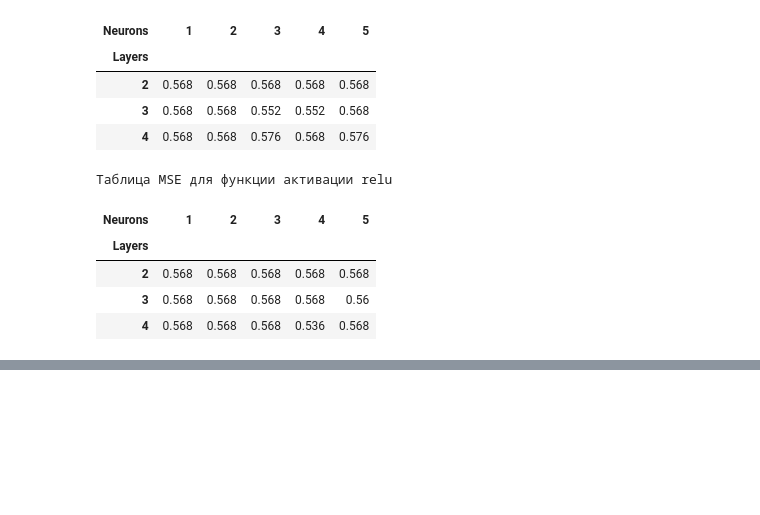
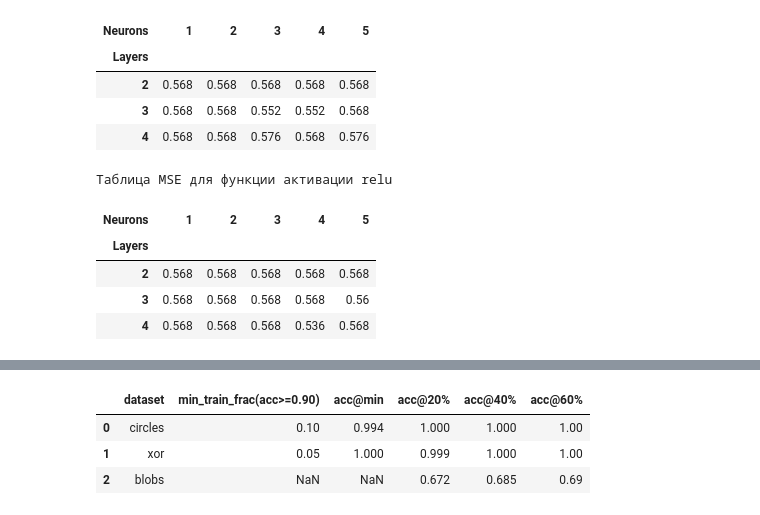
Before and after one commit to F1ameX/Modern-Methods-of-Deep-Machine-Learning, a Jupyter notebook: 3_multilayer_perceptron/3_multilayer_perceptron.ipynb, the cells around one changed output, grey strips where cells are left out. Saved outputs shown, nothing was run; the diff lists cells and outputs as text; code cells hidden in the pictures; blank space fills up the shorter version.

```diff
--- a/3_multilayer_perceptron/3_multilayer_perceptron.ipynb
+++ b/3_multilayer_perceptron/3_multilayer_perceptron.ipynb
@@ -778,0 +781,85 @@ for activation in ['sigmoid', 'tanh', 'relu']:
+# %%
+def min_train_table_for_dataset(
+    dataset_name: str,
+    X: np.ndarray,
+    y: np.ndarray,
+    *,
+    activation: str = "tanh",
+    layers: int = 3,
+    neurons: int = 5,
+    learning_rate: float = 0.01,
+    n_epochs: int = 500,
+    batch_size: int = 25,
+    train_fracs = np.arange(0.05, 1.00, 0.05),
+    threashold: float = 0.90,
+    random_state: int = 52,
+):
+    rows = []
+    for train_frac in train_fracs:
+        test_frac = 1.0 - float(train_frac)
+
+        train_idx, test_idx = split_data(X, y, ratio=test_frac, random_state=random_state)
+        X_train, y_train = X[train_idx], y[train_idx]
+        X_test,  y_test  = X[test_idx],  y[test_idx]
+
+        X_train = torch.from_numpy(X_train).float()
+        y_train = torch.from_numpy(y_train).float().view(-1, 1)
+        X_test  = torch.from_numpy(X_test).float()
+        y_test  = torch.from_numpy(y_test).float().view(-1, 1)
+
+        model = MultiLayerPerceptron(
+            activation=activation,
+            layers=layers,
+            neurons=neurons,
+            task="classification",
+        )
+        model.fit(
+            X_train, y_train,
+            learning_rate=learning_rate,
+            n_epochs=n_epochs,
+            batch_size=batch_size,
+            random_state=random_state,
+        )
+
+        acc = (model.predict(X_test) == y_test).float().mean().item()
+        rows.append((round(float(train_frac), 2), round(float(acc), 3), len(train_idx), len(test_idx)))
+
+    curve = pd.DataFrame(rows, columns=["train_frac", "accuracy", "n_train", "n_test"])
+
+    hit = curve[curve["accuracy"] >= threashold]
+    min_train_frac = None if hit.empty else float(hit.iloc[0]["train_frac"])
+    acc_at_min = None if hit.empty else float(hit.iloc[0]["accuracy"])
+
+    def pick(frac):
+        m = curve.loc[curve["train_frac"].eq(frac), "accuracy"]
+        return None if m.empty else float(m.iloc[0])
+
+    summary_row = {
+        "dataset": dataset_name,
+        f"min_train_frac(acc>={threashold:.2f})": min_train_frac,
+        "acc@min": acc_at_min,
+        "acc@20%": pick(0.20),
+        "acc@40%": pick(0.40),
+        "acc@60%": pick(0.60),
+    }
+    return curve, summary_row
+
+threashold = 0.90
+train_fracs = np.arange(0.05, 1.00, 0.05)
+
+Xc, yc = make_circles(n_samples=1000, noise=0.5, factor=0.25, random_state=52)
+curve_c, row_c = min_train_table_for_dataset("circles", Xc, yc, threashold=threashold, train_fracs=train_fracs)
+
+Xx, yx = make_xor(n_samples=1000, noise=0.2, scale=1.0, random_state=52)
+curve_x, row_x = min_train_table_for_dataset("xor", Xx, yx, threashold=threashold, train_fracs=train_fracs)
+
+Xb, yb = make_blobs(n_samples=1000, centers=2, n_features=2, cluster_std=1.0, center_box=(-1.0, 1.0), random_state=52)
+curve_b, row_b = min_train_table_for_dataset("blobs", Xb, yb, threashold=threashold, train_fracs=train_fracs)
+
+summary = pd.DataFrame([row_c, row_x, row_b])
+display(summary)
+# %% [output]
+|  | dataset | min_train_frac(acc>=0.90) | acc@min | acc@20% | acc@40% | acc@60% |
+| 0 | circles | 0.10 | 0.994 | 1.000 | 1.000 | 1.00 |
+| 1 | xor | 0.05 | 1.000 | 0.999 | 1.000 | 1.00 |
+| 2 | blobs | NaN | NaN | 0.672 | 0.685 | 0.69 |
```
Also changed, not shown: parts of 1 cell of this notebook.
